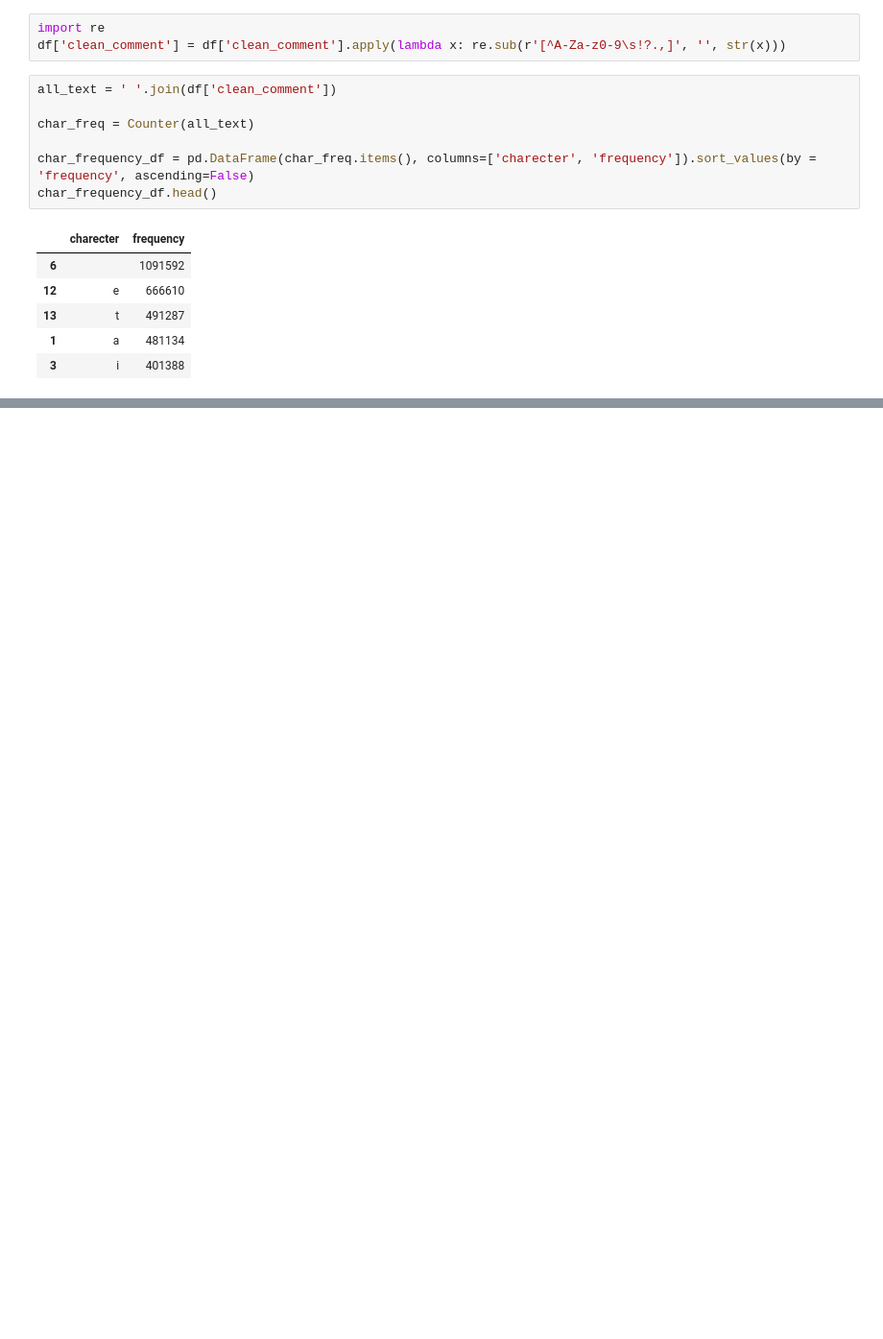
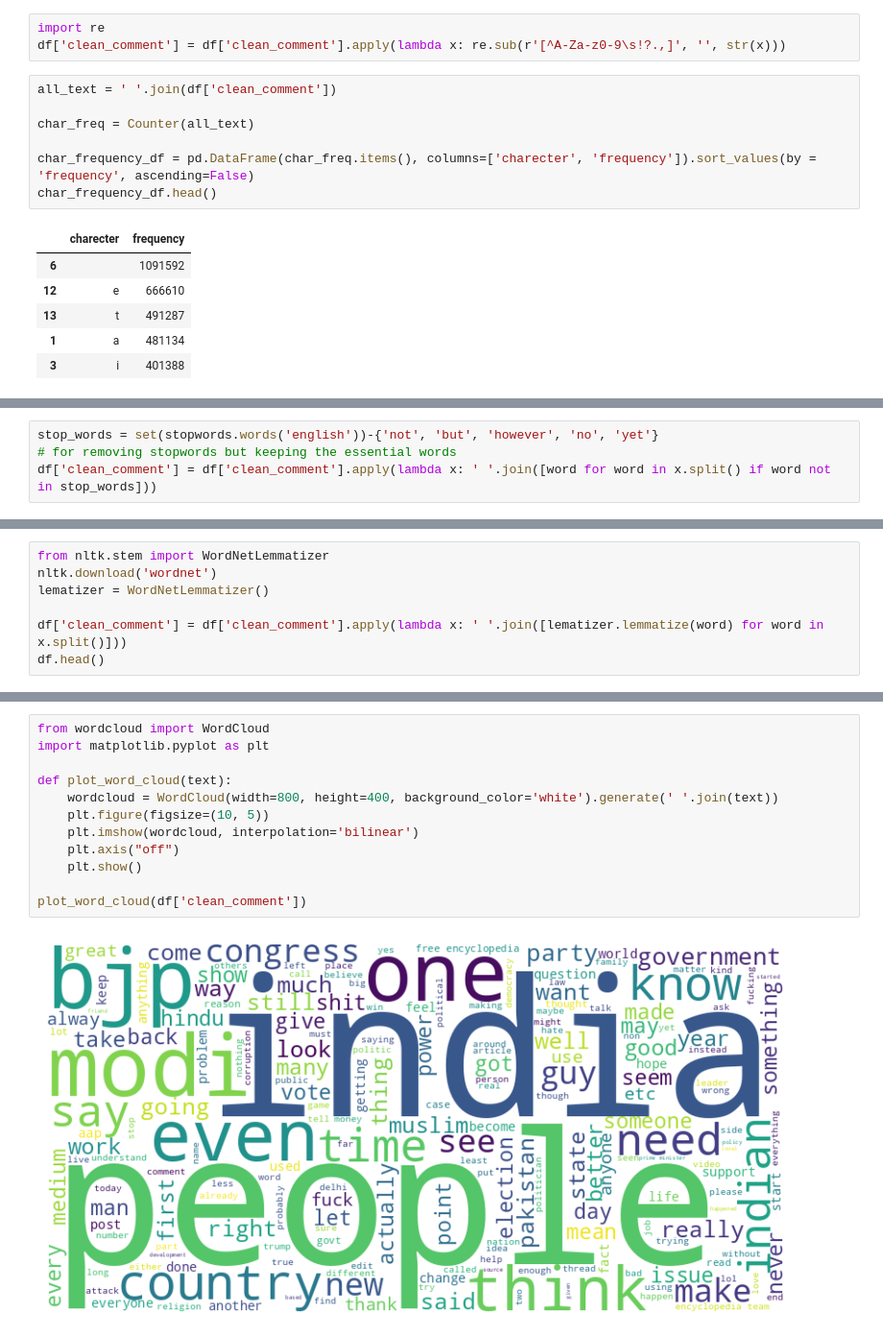
Before and after one commit to adityasahusomu/Youtube_Comment_Analyzer, a Jupyter notebook: Youtube_Comment_Analyzer.ipynb, the cells around one changed output, grey strips where cells are left out. Shown at 96% size. Saved outputs shown, nothing was run; the diff lists cells and outputs as text; blank space fills up the shorter version.

```diff
--- a/Youtube_Comment_Analyzer.ipynb
+++ b/Youtube_Comment_Analyzer.ipynb
@@ -540,0 +570,3 @@ char_frequency_df.head()
+# %%
+stop_words = set(stopwords.words('english'))-{'not', 'but', 'however', 'no', 'yet'}                          # for removing stopwords but keeping the essential words
+df['clean_comment'] = df['clean_comment'].apply(lambda x: ' '.join([word for word in x.split() if word not in stop_words]))
@@ -540,0 +582,7 @@ char_frequency_df.head()
+# %%
+from nltk.stem import WordNetLemmatizer
+nltk.download('wordnet')
+lematizer = WordNetLemmatizer()
+
+df['clean_comment'] = df['clean_comment'].apply(lambda x: ' '.join([lematizer.lemmatize(word) for word in x.split()]))
+df.head()
@@ -540,0 +597,14 @@ char_frequency_df.head()
+# %%
+from wordcloud import WordCloud
+import matplotlib.pyplot as plt
+
+def plot_word_cloud(text):
+    wordcloud = WordCloud(width=800, height=400, background_color='white').generate(' '.join(text))
+    plt.figure(figsize=(10, 5))
+    plt.imshow(wordcloud, interpolation='bilinear')
+    plt.axis("off")
+    plt.show()
+
+plot_word_cloud(df['clean_comment'])
+# %% [output]
+[figure, added]
```
Also changed, not shown: parts of 12 cells of this notebook.
